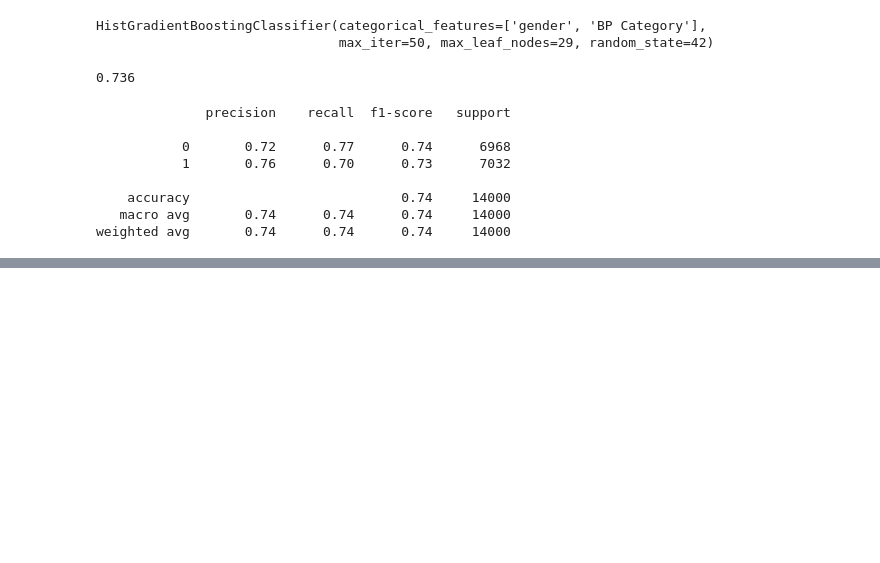
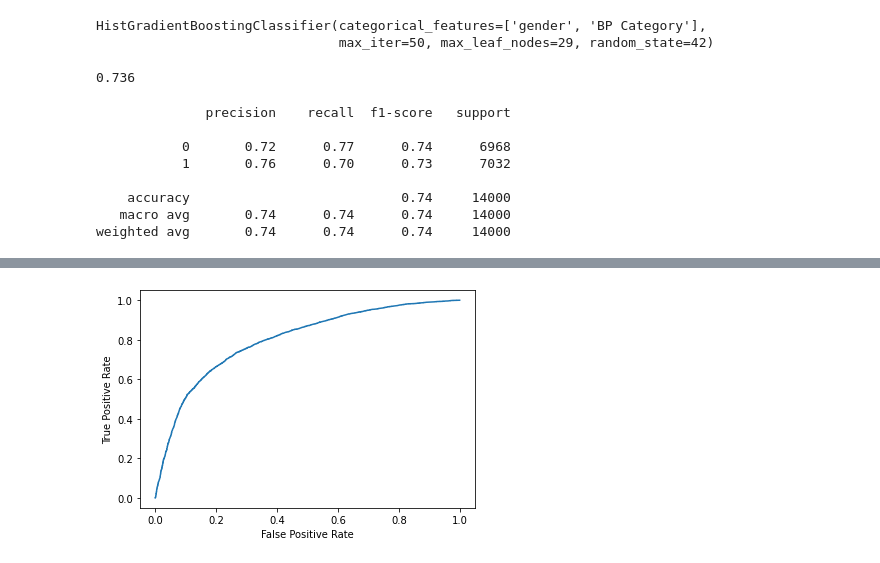
Before and after one commit to KatherineWasmer/biostat_625_final, a Jupyter notebook: HistGradientBoost.ipynb, the cells around one changed output, grey strips where cells are left out. Cells and saved outputs as stored; diff of their text form; code cells hidden in the pictures; blank space fills up the shorter version.

```diff
--- a/HistGradientBoost.ipynb
+++ b/HistGradientBoost.ipynb
@@ -130,0 +137,6 @@ weighted avg       0.74      0.74      0.74     14000
+# %%
+X_nn = not_null.drop(columns="cardio")
+y_nn = not_null["cardio"]
+
+X_train_nn, X_test_nn, y_train_nn, y_test_nn = train_test_split(
+    X_nn, y_nn, test_size=0.2, random_state=42)
@@ -130,0 +160,5 @@ weighted avg       0.74      0.74      0.74     14000
+# %%
+# tune hyperparameters for the HGBC w/o nulls
+hgbc_nn = HistGradientBoostingClassifier(categorical_features = ["gender", "BP Category"], random_state=42)
+grid_results_nn = GridSearchCV(hgbc_nn, param_grid)
+grid_results_nn.fit(X_train_nn, y_train_nn)
@@ -130,0 +182,3 @@ weighted avg       0.74      0.74      0.74     14000
+# %%
+hgbc_nn_best = HistGradientBoostingClassifier(categorical_features = ["gender", "BP Category"], random_state=42, max_iter=60, max_leaf_nodes=33)
+hgbc_nn_best.fit(X_train_nn, y_train_nn)
@@ -130,0 +247,18 @@ weighted avg       0.74      0.74      0.74     14000
+# %%
+# function borrowed from https://www.w3schools.com/python/python_ml_auc_roc.asp
+import matplotlib.pyplot as plt
+from sklearn.metrics import accuracy_score, confusion_matrix, roc_auc_score, roc_curve
+
+def plot_roc_curve(true_y, y_prob):
+    """
+    plots the roc curve based of the probabilities
+    """
+
+    fpr, tpr, thresholds = roc_curve(true_y, y_prob)
+    plt.plot(fpr, tpr)
+    plt.xlabel('False Positive Rate')
+    plt.ylabel('True Positive Rate')
+# %%
+plot_roc_curve(y_test_nn, hgbc_nn_best.predict_proba(X_test_nn)[:, 1])
+# %% [output]
+[figure, added]
```
Also changed, not shown: parts of 23 cells of this notebook.
